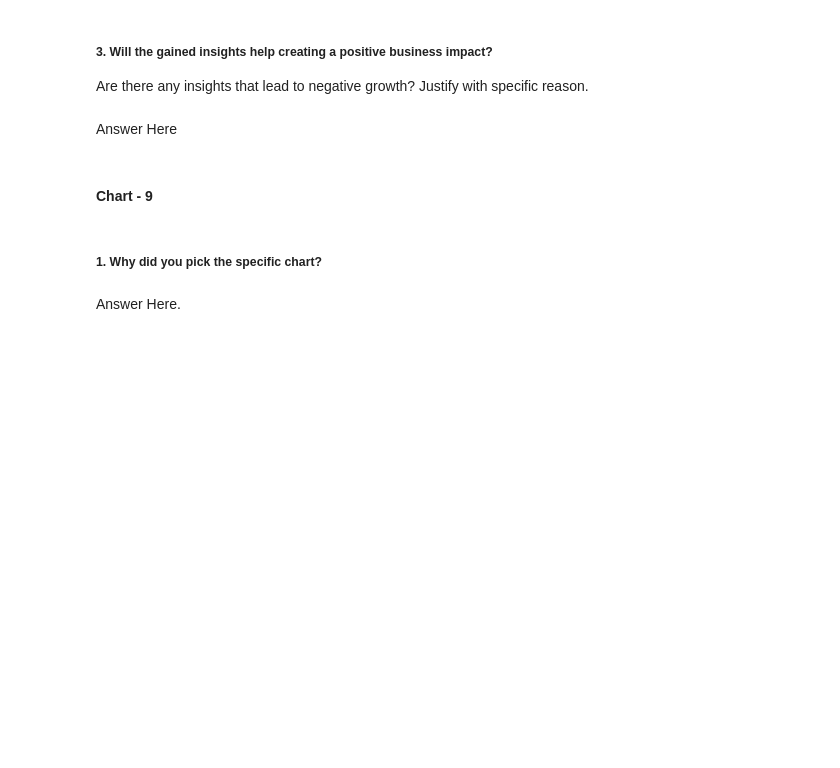
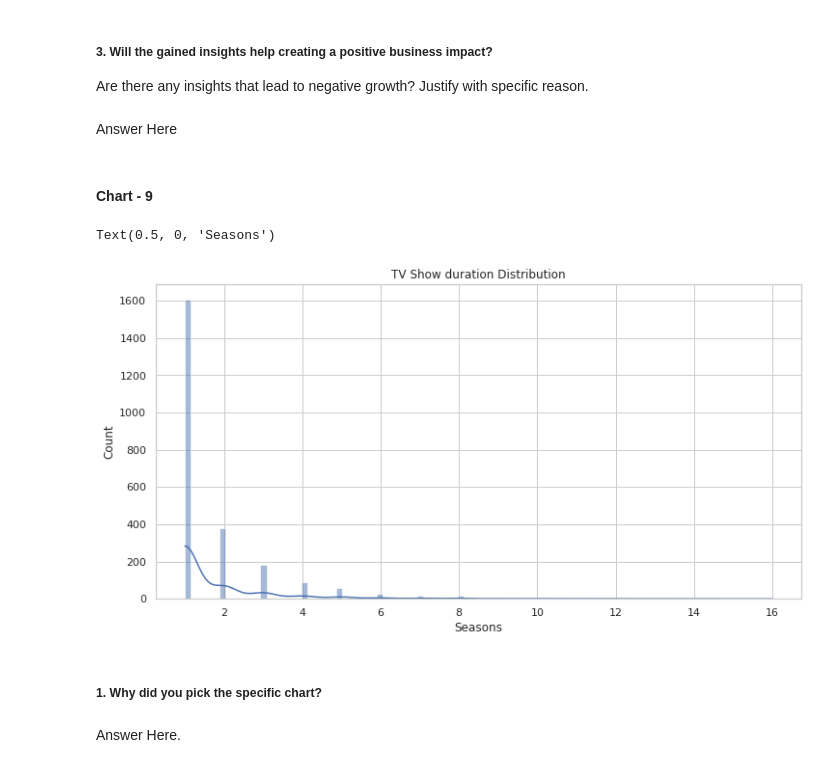
Before and after one commit to ayush9304/NetflixMoviesAndTVShowsClustering, a Jupyter notebook: Netflix_Movies_and_TV_Shows_Clustering.ipynb, the cells around one changed output. Saved outputs shown, nothing was run; the diff lists cells and outputs as text; code cells hidden in the pictures; blank space fills up the shorter version.

```diff
--- a/Netflix_Movies_and_TV_Shows_Clustering.ipynb
+++ b/Netflix_Movies_and_TV_Shows_Clustering.ipynb
@@ -574,3 +630,12 @@ Answer Here
+# %%
+# TV Show duration Distribution
+plt.figure(figsize=(12,6))
+sns.histplot(x='duration', data=df[df['type']=='TV Show'], kde=True)
+plt.title('TV Show duration Distribution')
+plt.xlabel('Seasons')
+# %% [output]
+Text(0.5, 0, 'Seasons')
+[figure, added]
 # %% [markdown]
 ##### 1. Why did you pick the specific chart?
 # %% [markdown]
```
Also changed, not shown: parts of 61 cells of this notebook.
